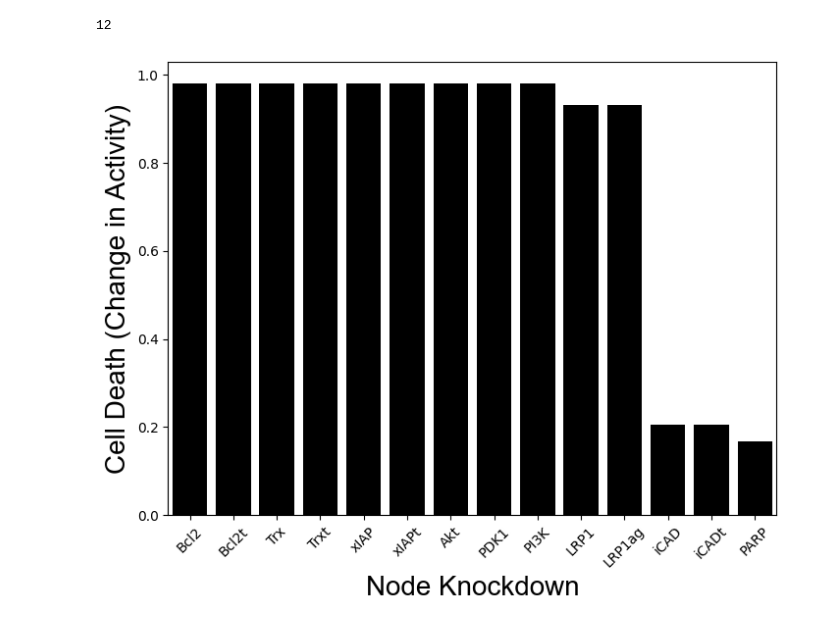
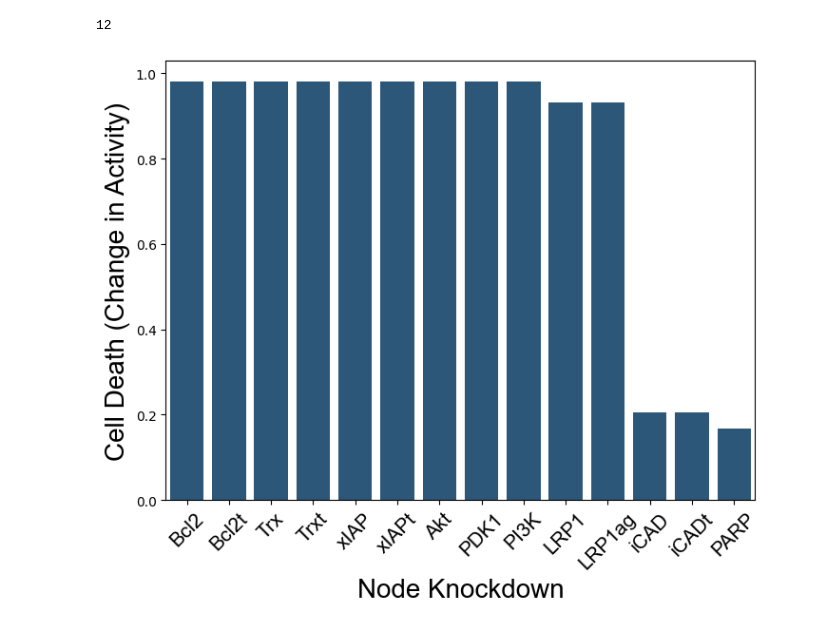
Before and after one commit to notlav/LRP1-Project, a Jupyter notebook: LRP1 Upstream Model/LRP1 Model Sensitivity Analysis/LRP1_upstream_sens_lrp1_1_celldeath.ipynb, the cells around one changed output. Drawn from its saved outputs; the diff is of its cells as text; code cells hidden in the pictures.

```diff
--- a/LRP1 Upstream Model/LRP1 Model Sensitivity Analysis/LRP1_upstream_sens_lrp1_1_celldeath.ipynb
+++ b/LRP1 Upstream Model/LRP1 Model Sensitivity Analysis/LRP1_upstream_sens_lrp1_1_celldeath.ipynb
@@ -158,31 +158,34 @@ speciesNames.index('cellDeath')
 # %%
 #%% plot cell death sensitivity only
 
 sens_celldeath = pd.DataFrame(sens[12,:])
 sens_celldeath.index = speciesNames
 sens_celldeath.columns = ['cellDeath activity']
 
 fig1, ax1 = plt.subplots()
 fig1.set_size_inches(8, 6)
 
 # Filter species that have cellDeath activity > 0.1
 celldeath_nodes = sens_celldeath[sens_celldeath['cellDeath activity'] > 0.1]
 
 # sort ranked nodes
 ranked_nodes = celldeath_nodes.sort_values(by='cellDeath activity', ascending=False)
 
-ax1 = sns.barplot(ranked_nodes.transpose(), color = 'black')
-# rotate x labels
-plt.xticks(rotation=45)
+# color palette
+palette = sns.color_palette('crest', n_colors=8)[6]
+
+ax1 = sns.barplot(ranked_nodes.transpose(), color = palette)
 
 font = {'fontname':'Arial'}
 #plt.title("Sensitivity Analysis", fontsize = 40, **font)
 plt.xlabel("Node Knockdown", fontsize = 20, **font)
 plt.ylabel("Cell Death (Change in Activity)", fontsize=20, **font)
+# rotate x labels
+plt.xticks(fontsize = 15, rotation=45, fontname = 'Arial')
 
 # export as svg
 plt.savefig('/Volumes/SaucermanLab/Lavie/LRP1/Figures/sensCellDeath.svg', format='svg')
 
 plt.show()
 # %% [output]
-[figure, old version]
+[figure, new version]
```
Also changed, not shown: 34 other files.
